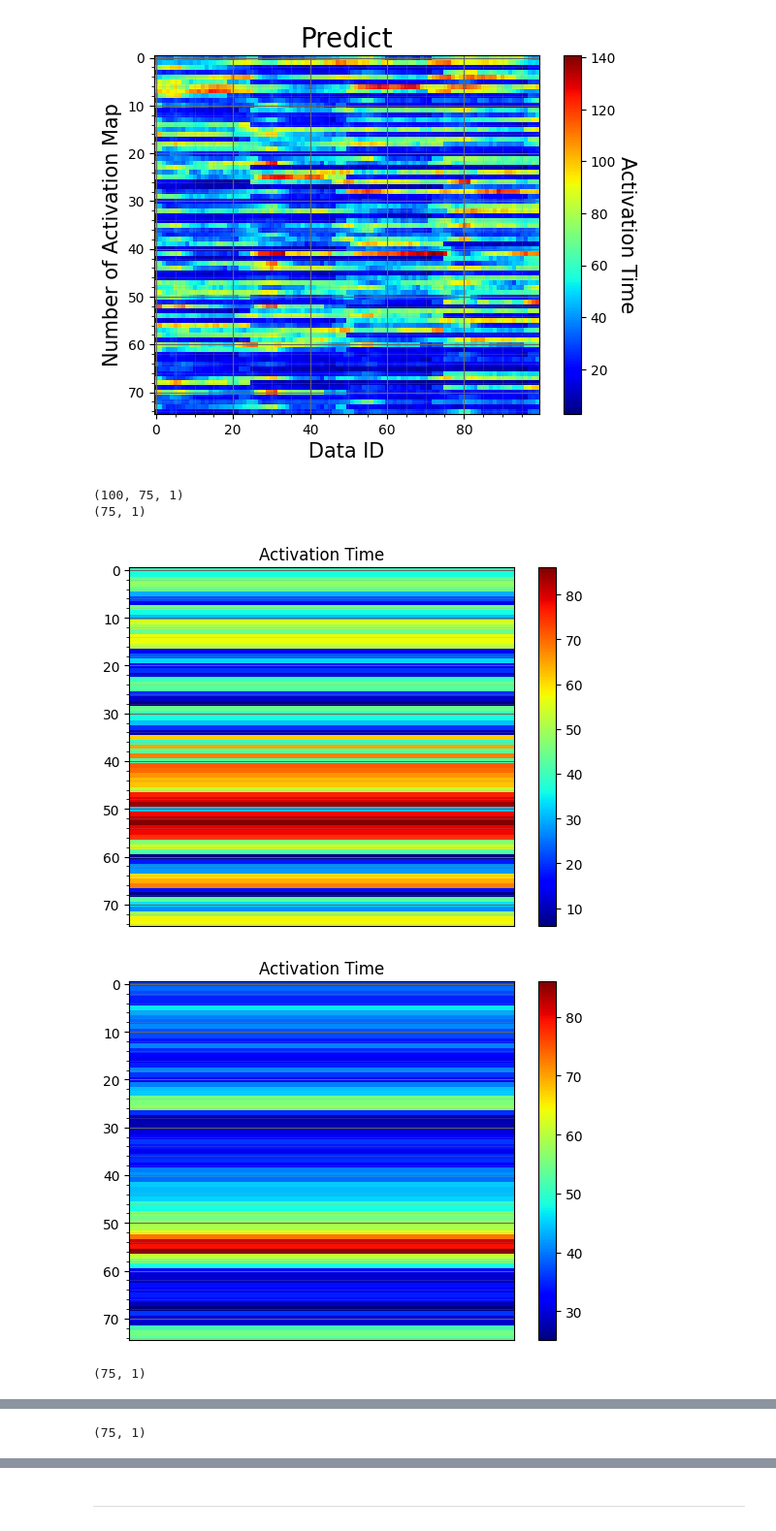
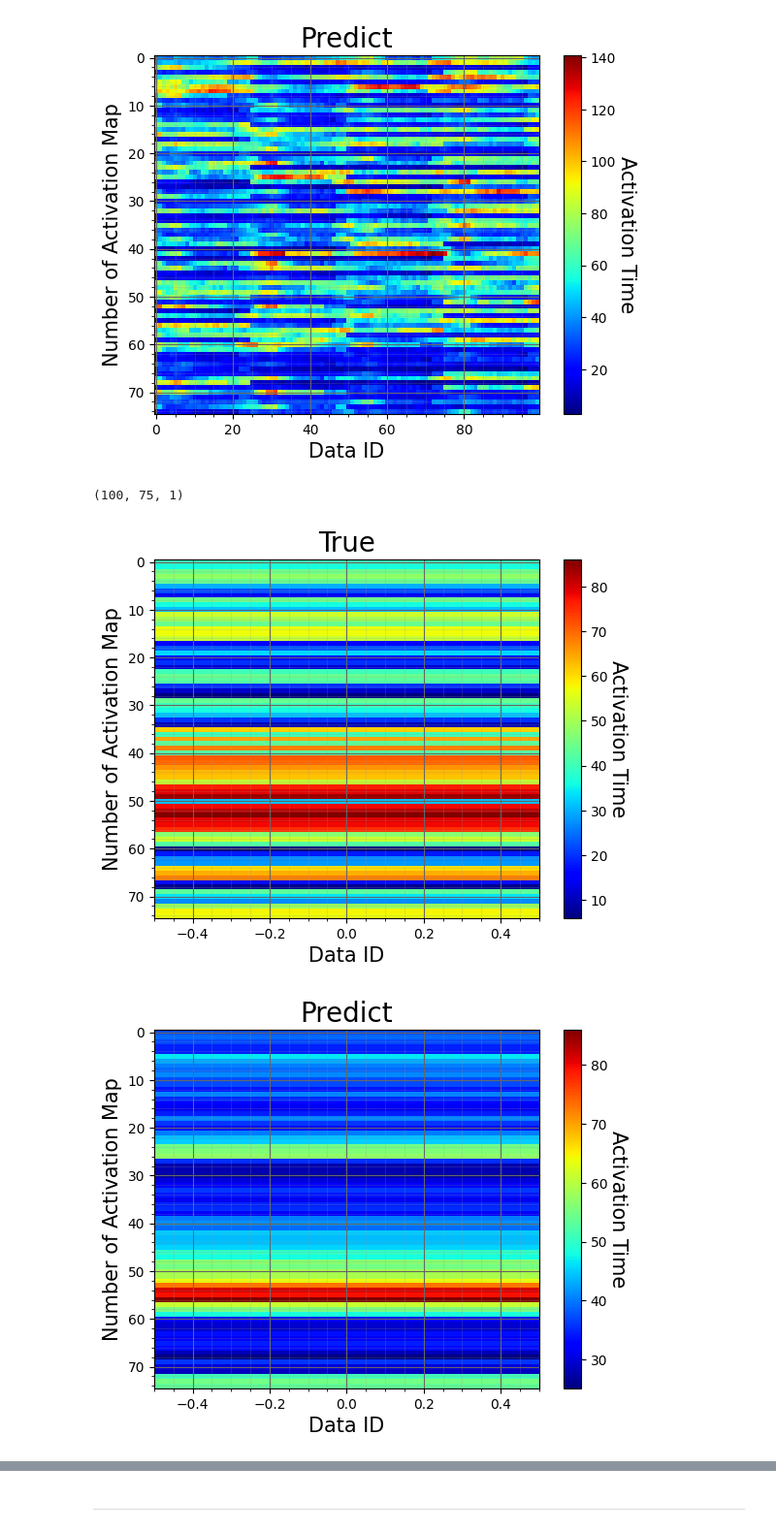
Before and after one commit to ttttmmttddiikk/cardiac_challenge, a Jupyter notebook: scripts/analyze_conv1d_task3.ipynb, the cells around one changed output, grey strips where cells are left out. Shown: that part at 97% size. Saved outputs shown, nothing was run; the diff lists cells and outputs as text; code cells hidden in the pictures.

```diff
--- a/scripts/analyze_conv1d_task3.ipynb
+++ b/scripts/analyze_conv1d_task3.ipynb
@@ -503,14 +503,16 @@ def plot_VmDatas_Task3_each(ActTime, title):
     # plot the Activation Time array
     plt.imshow(ActTime, cmap='jet', interpolation='nearest', aspect='auto')
     plt.title('Activation Time')
-    plt.colorbar()
+    cbar = plt.colorbar()
     plt.grid(visible=True, which='major', color='#666666', linestyle='-')
     plt.minorticks_on()
     # not xticks
-    plt.xticks([])
+    #plt.xticks([])
     plt.grid(visible=True, which='minor', color='#999999', linestyle='-', alpha=0.2)
     plt.title("{0}".format(title), fontsize=20)
-    plt.xlabel("True",fontsize=30)
+    plt.xlabel("Data ID",fontsize=15)
+    plt.ylabel("Number of Activation Map",fontsize=15)
+    cbar.set_label('Activation Time', fontsize=15, rotation=270, labelpad=15)
     plt.show()
 # %%
 #var
@@ -518,36 +520,34 @@ n_plot = 3
 
 #----------------------------
 # eval
 model.eval()
 with torch.no_grad():
     #----------------------------
     #forward
     x, y = dataset.return_test_data()
     #----------------------------
     #float32, grad==True
     x = dataset.change_data_setting_to_train(x)
     y = dataset.change_data_setting_to_train(y)
     #----------------------------
     #change the type
     x = x.to(device)
     y = y.to(device)
     #----------------------------
     #forward
     output = model(x)
     #----------------------------
     #change to numpy
     output = output.to('cpu').detach().numpy().copy() * 500
     y = y.to('cpu').detach().numpy().copy() * 500
     print(y.shape)
     #----------------------------
     #plot
     for cnt, (data_true, data_pred) in enumerate(zip(y, output)):
         if cnt+1 <= n_plot:
-            plot_VmDatas_Task3_each(data_true)
-            plot_VmDatas_Task3_each(data_pred)
+            plot_VmDatas_Task3_each(data_true, title="True")
+            plot_VmDatas_Task3_each(data_pred, title="Predict")
 # %% [output]
 (100, 75, 1)
-(75, 1)
-[figure, old version]
+[figure, new version]
-[figure, old version]
+[figure, new version]
-(75, 1)
@@ -556 +555,0 @@ with torch.no_grad():
-(75, 1)
```
Also changed, not shown: parts of 1 cell of this notebook.
